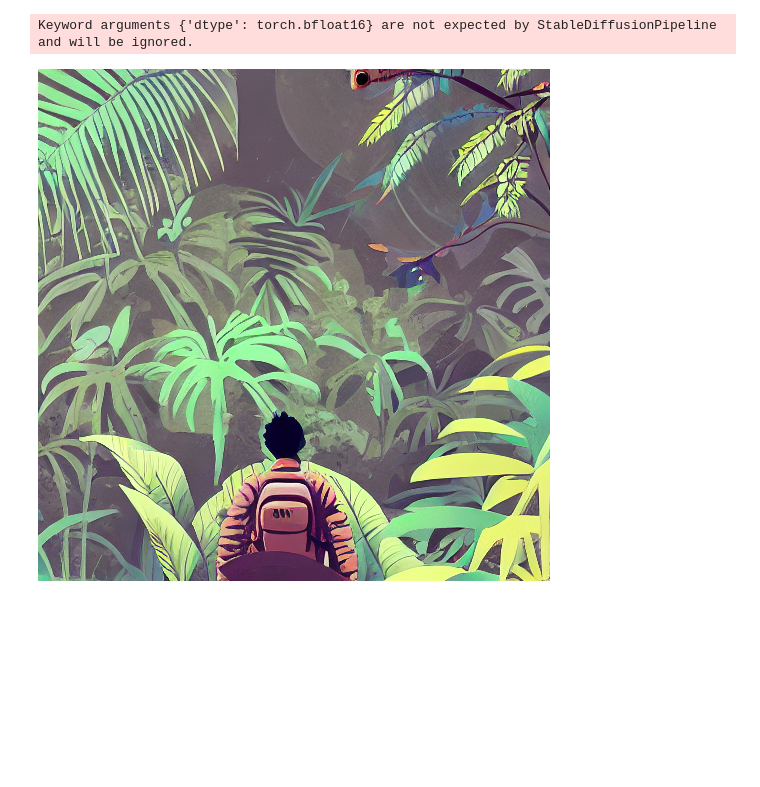
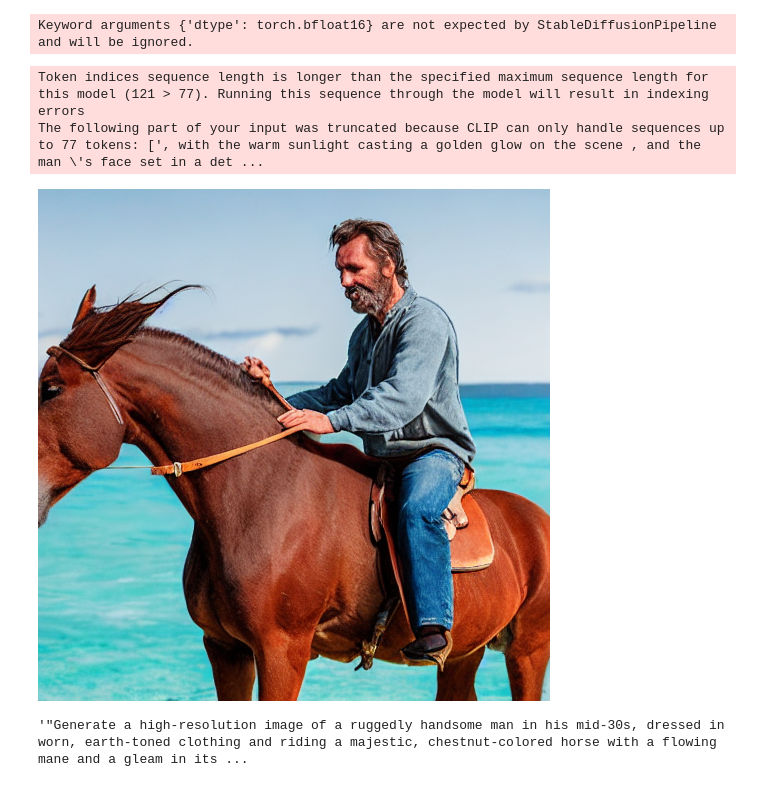
Before and after one commit to Ariful-Islam-Shakil/ai-khichuri, a Jupyter notebook: pipeline_test.ipynb, the cells around one changed output. Saved outputs shown, nothing was run; the diff lists cells and outputs as text; code cells hidden in the pictures; blank space fills up the shorter version.

```diff
--- a/pipeline_test.ipynb
+++ b/pipeline_test.ipynb
@@ -286,14 +286,13 @@ from diffusers import DiffusionPipeline
 
 # "cuda" or switch to "mps" for apple devices
 pipe = DiffusionPipeline.from_pretrained("stable-diffusion-v1-5/stable-diffusion-v1-5", dtype=torch.bfloat16, device_map="mps")
-
-prompt = "Astronaut in a jungle, cold color palette, muted colors, detailed, 8k"
-image = pipe(prompt).images[0]
 # %% [output]
 Keyword arguments {'dtype': torch.bfloat16} are not expected by StableDiffusionPipeline and will be ignored.
 # %%
-prompt = "Astronaut in a jungle, cold color palette, muted colors, detailed, 8k"
+# prompt = "A man is riding on a horse, in the sea shore."
 image = pipe(prompt).images[0]
 image
 # %% [output]
+Token indices sequence length is longer than the specified maximum sequence length for this model (121 > 77). Running this sequence through the model will result in indexing errors
+The following part of your input was truncated because CLIP can only handle sequences up to 77 tokens: [', with the warm sunlight casting a golden glow on the scene , and the man \'s face set in a det ...
-[figure, old version]
+[figure, new version]
@@ -299,0 +302,4 @@ image
+# %%
+prompt
+# %% [output]
+'"Generate a high-resolution image of a ruggedly handsome man in his mid-30s, dressed in worn, earth-toned clothing and riding a majestic, chestnut-colored horse with a flowing mane and a gleam in its ...
```
Also changed, not shown: parts of 1 cell of this notebook, 4 other files.
